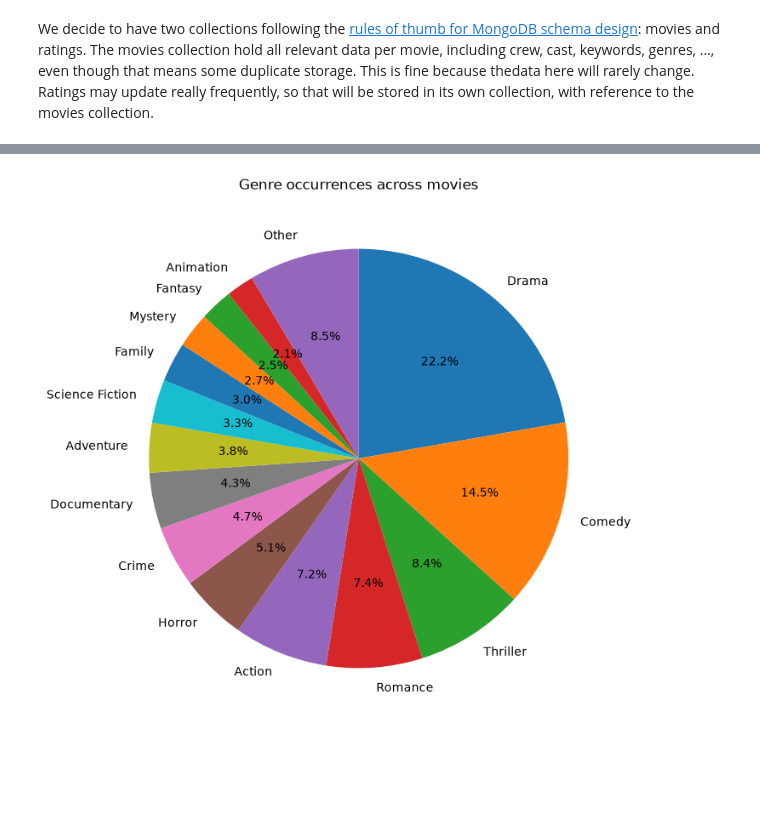
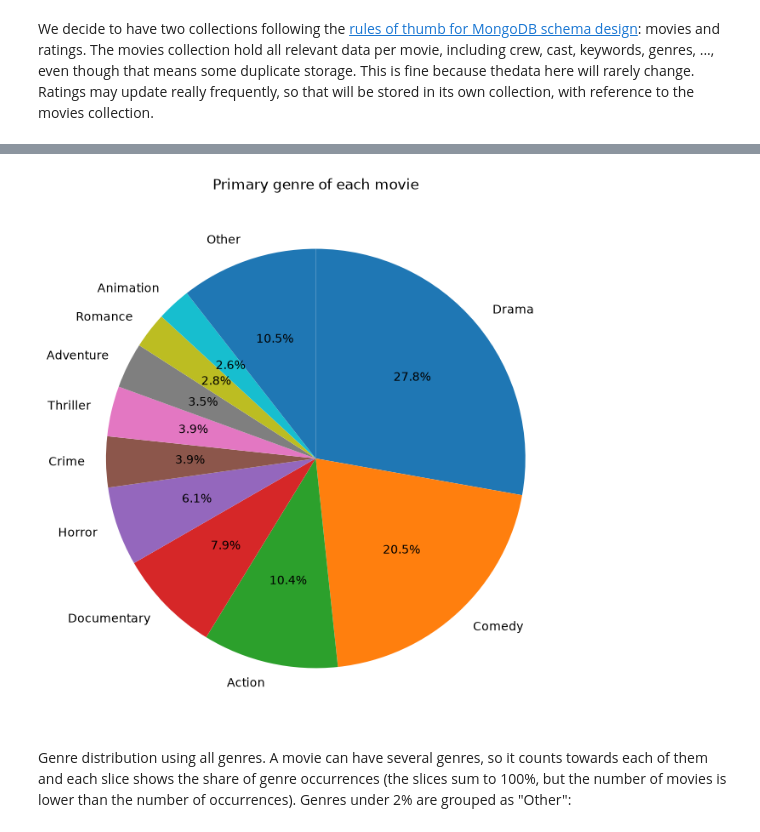
Before and after one commit to runarmod/TDT4225-ex3, a Jupyter notebook: src/tdt4225_ex3/eda.ipynb, the cells around one changed output, grey strips where cells are left out. Cells and saved outputs as stored; diff of their text form; code cells hidden in the pictures; blank space fills up the shorter version.

Commit message:
Add pie-chart with only one genre per movie

```diff
--- a/src/tdt4225_ex3/eda.ipynb
+++ b/src/tdt4225_ex3/eda.ipynb
@@ -339,23 +360,25 @@ pprint(next(m for m in movies if m["title"] == "Interstellar"))
 # %%
 import matplotlib.pyplot as plt
 
 genre_counts = (
-    pl.Series("genre", [g["name"] for m in movies for g in m["genres"]])
+    pl.Series("genre", [m["genres"][0]["name"] for m in movies if m["genres"]])
     .value_counts(sort=True)
     .with_columns(share=pl.col("count") / pl.col("count").sum())
 )
 big = genre_counts.filter(pl.col("share") >= 0.02)
 other = genre_counts.filter(pl.col("share") < 0.02)["count"].sum()
 
 fig, ax = plt.subplots(figsize=(8, 8))
 ax.pie(
     [*big["count"], other],
     labels=[*big["genre"], "Other"],
     autopct="%1.1f%%",
     startangle=90,
     counterclock=False,
 )
-ax.set_title("Genre occurrences across movies")
+ax.set_title("Primary genre of each movie")
 plt.show()
 # %% [output]
-[figure, old version]
+[figure, new version]
+# %% [markdown]
+Genre distribution using all genres. A movie can have several genres, so it counts towards each of them and each slice shows the share of genre occurrences (the slices sum to 100%, but the number of movies is lower than the number of occurrences). Genres under 2% are grouped as "Other":
```
Also changed, not shown: parts of 3 cells of this notebook.
